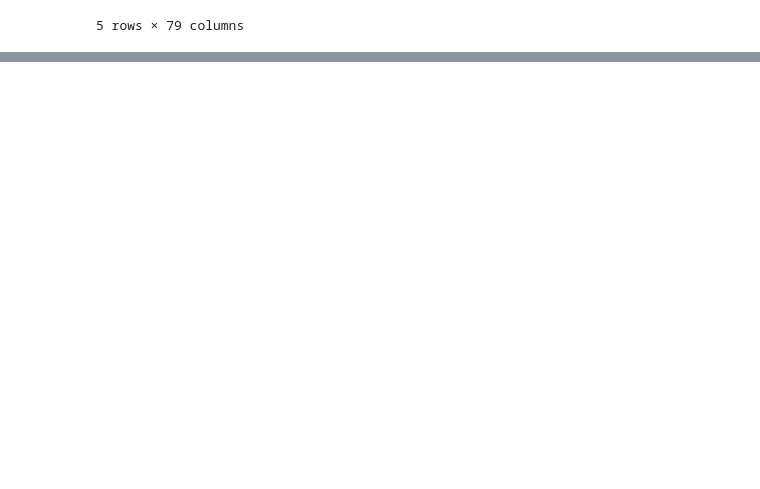
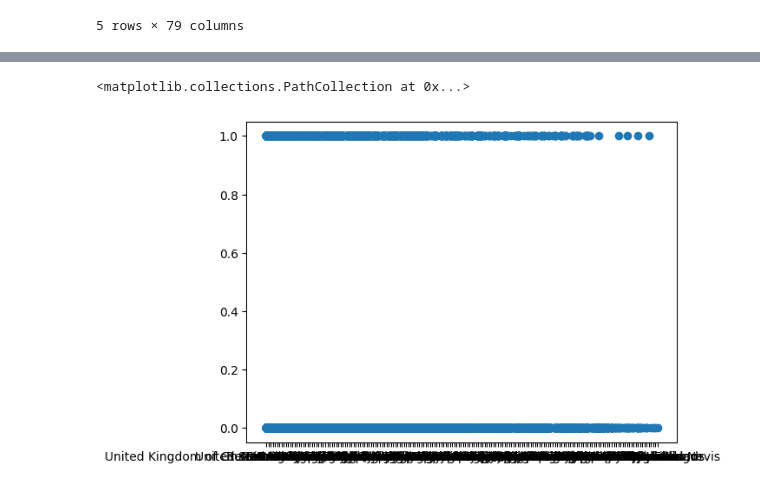
Before and after one commit to alphasigma25/VI-2022, a Jupyter notebook: test.ipynb, the cells around one changed output, grey strips where cells are left out. Drawn from its saved outputs; the diff is of its cells as text; code cells hidden in the pictures; blank space fills up the shorter version.

```diff
--- a/test.ipynb
+++ b/test.ipynb
@@ -22,23 +27,29 @@ df = df.dropna(thresh=df.shape[1]*(1-2/df.shape[1]))
 selectedCategorical = [
     'Age',
     'MainBranch',
-    'Employment',
-    'EdLevel',
     'OrgSize',
     'Country',
     'RemoteWork',
+    'CompFreq',
+    'YearsCode',
+    'YearsCodePro'
+]
+multiCat = [
+    'Employment',
+    'EdLevel',
+    'MentalHealth',
     'CodingActivities',
     'DevType',
-    'CompFreq',
-    'YearsCode',
-    'YearsCodePro',
-    'MentalHealth',
     'LanguageHaveWorkedWith',
     'Gender'
 ]
 selectedNumerical = ['CompTotal']
 # %%
-df1 = df[selectedCategorical]
-uniqueValues = { col:pd.unique(df1[col]) for col in selectedCategorical}
-uniqueValues
+df3 = df[selectedCategorical]
+uniqueVal = { col:pd.unique(df3[col]) for col in selectedCategorical}
+
+df1 = df[multiCat]
+uniqueValMulticat = { col:pd.unique(df1[col]) for col in multiCat}
+
+uniqueValMulticat
 # %% [output]
@@ -81,0 +73,8 @@ df1['MentalHealth'].str.get_dummies(sep = ';')
+# %%
+# Split categorical data by separator into one-hot columns
+data_df = df[selectedCategorical+selectedNumerical]
+
+for col in multiCat:
+    df_temp = df1[col].str.get_dummies(sep = ';').add_prefix(col+' - ')
+    print(df_temp.shape)
+    data_df = data_df.join(df_temp)
@@ -81,0 +115,5 @@ df1['MentalHealth'].str.get_dummies(sep = ';')
+# %%
+plt.scatter(data_df['Country'],data_df['MentalHealth - I have a mood or emotional disorder (e.g., depression, bipolar disorder, etc.)'])
+# %% [output]
+<matplotlib.collections.PathCollection at 0x...>
+[figure, added]
```
Also changed, not shown: parts of 7 cells of this notebook.
